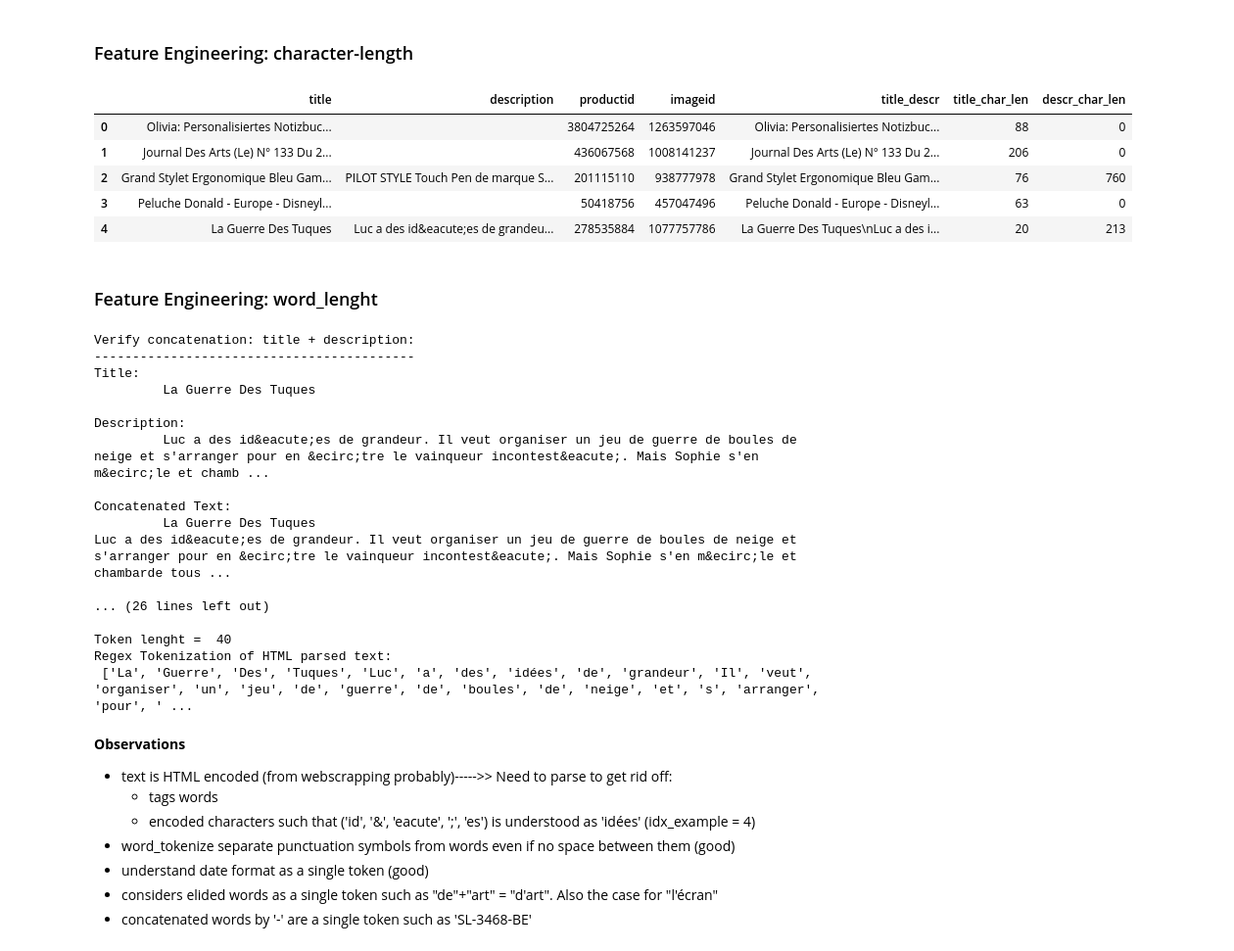
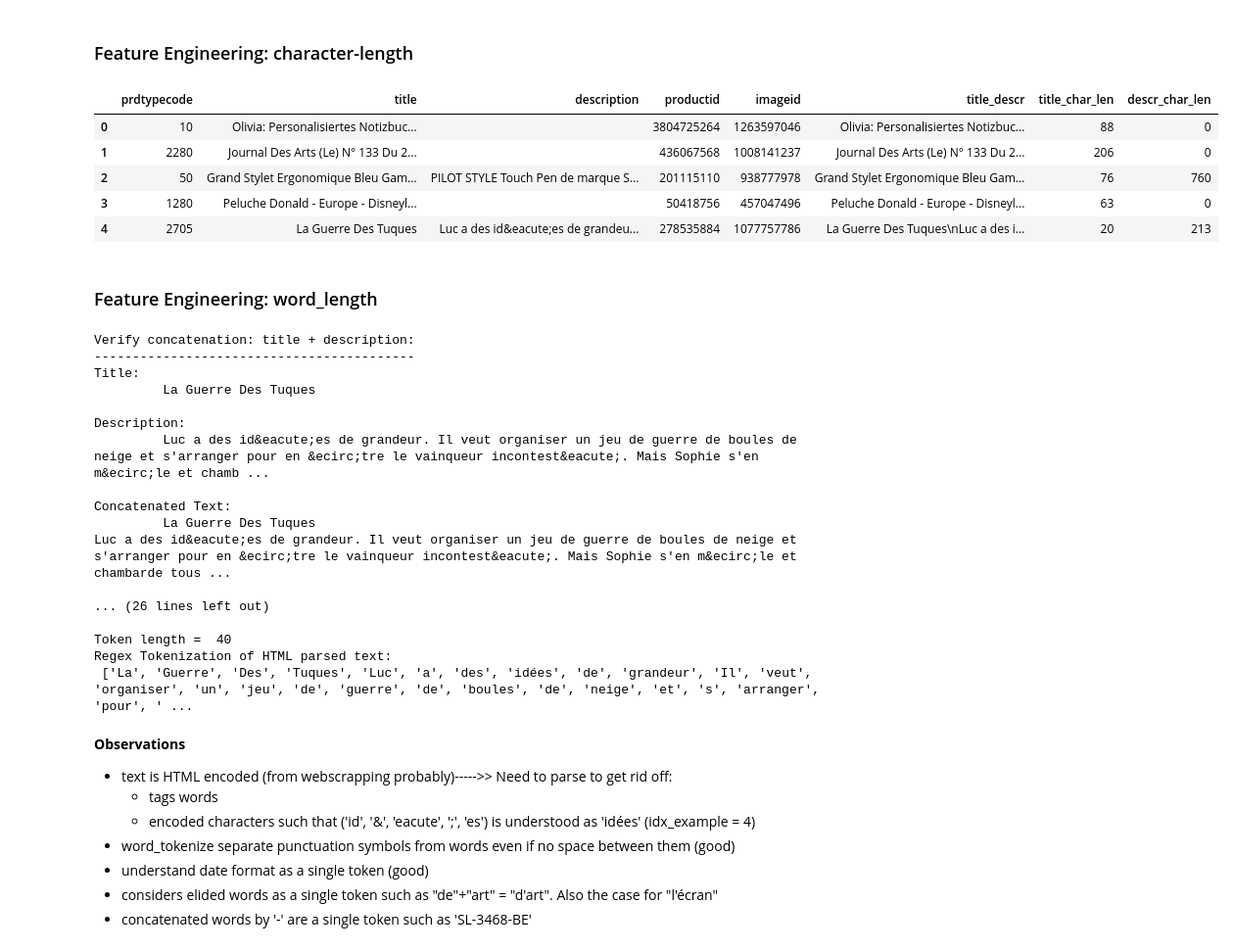
Before and after one commit to RamiroHR/Multimodal-Data-Product-Classification-Model, a Jupyter notebook: Rakuten_DataExploration.ipynb, the cells around one changed output. Shown at 98% size. Saved outputs shown, nothing was run; the diff lists cells and outputs as text; code cells hidden in the pictures.

```diff
--- a/Rakuten_DataExploration.ipynb
+++ b/Rakuten_DataExploration.ipynb
@@ -43,0 +47,3 @@ None
+# %%
+df = pd.concat([df_y,df_X], axis = 1)
+df.head()
@@ -77,6 +139,6 @@ There are 29800 (35.09 %) elements without a description
 ### Feature engineering: title_descr
 # %%
 ## Rename the variable 'designation' by 'title' which is more convenient
-df_X.rename({'designation':'title'}, axis = 1, inplace = True)
-df_X.columns
+df.rename({'designation':'title'}, axis = 1, inplace = True)
+df.columns
 # %% [output]
@@ -84,9 +146,9 @@ Index(['title', 'description', 'productid', 'imageid'], dtype='object')
 # %%
 ## Replace NaN's in description with empty string
-df_X['description'] = df_X['description'].fillna('')
+df['description'] = df['description'].fillna('')
 
 ## Concatenate 'title' with 'description'
-df_X['title_descr'] = df_X['title'] + '\n' + df_X['description']
+df['title_descr'] = df['title'] + '\n' + df['description']
 
-df_X.head()
+df.head()
 # %% [output]
@@ -110,19 +172,19 @@ Olivia: Personalisiertes Notizbuch / 150 Seiten / Punktraster / Ca Din A5 / Rose
 # %%
 ## Let's measure the length for variables 'designation' and 'description' in term of the number of charaters
 
-df_X['title_char_len'] = [len(title) for title in df_X['title'] ]
-df_X['descr_char_len'] = [len(text) if pd.notnull(text) else 0 for text in df_X['description'] ]
+df['title_char_len'] = [len(title) for title in df['title'] ]
+df['descr_char_len'] = [len(text) if pd.notnull(text) else 0 for text in df['description'] ]
 
-df_X.head()
+df.head()
 # %% [output]
-|  | title | description | productid | imageid | title_descr | title_char_len | descr_char_len |
-| 0 | Olivia: Personalisiertes Notizbuc... |  | 3804725264 | 1263597046 | Olivia: Personalisiertes Notizbuc... | 88 | 0 |
-| 1 | Journal Des Arts (Le) N° 133 Du 2... |  | 436067568 | 1008141237 | Journal Des Arts (Le) N° 133 Du 2... | 206 | 0 |
-| 2 | Grand Stylet Ergonomique Bleu Gam... | PILOT STYLE Touch Pen de marque S... | 201115110 | 938777978 | Grand Stylet Ergonomique Bleu Gam... | 76 | 760 |
-| 3 | Peluche Donald - Europe - Disneyl... |  | 50418756 | 457047496 | Peluche Donald - Europe - Disneyl... | 63 | 0 |
-| 4 | La Guerre Des Tuques | Luc a des id&eacute;es de grandeu... | 278535884 | 1077757786 | La Guerre Des Tuques\nLuc a des i... | 20 | 213 |
+|  | prdtypecode | title | description | productid | imageid | title_descr | title_char_len | descr_char_len |
+| 0 | 10 | Olivia: Personalisiertes Notizbuc... |  | 3804725264 | 1263597046 | Olivia: Personalisiertes Notizbuc... | 88 | 0 |
+| 1 | 2280 | Journal Des Arts (Le) N° 133 Du 2... |  | 436067568 | 1008141237 | Journal Des Arts (Le) N° 133 Du 2... | 206 | 0 |
+| 2 | 50 | Grand Stylet Ergonomique Bleu Gam... | PILOT STYLE Touch Pen de marque S... | 201115110 | 938777978 | Grand Stylet Ergonomique Bleu Gam... | 76 | 760 |
+| 3 | 1280 | Peluche Donald - Europe - Disneyl... |  | 50418756 | 457047496 | Peluche Donald - Europe - Disneyl... | 63 | 0 |
+| 4 | 2705 | La Guerre Des Tuques | Luc a des id&eacute;es de grandeu... | 278535884 | 1077757786 | La Guerre Des Tuques\nLuc a des i... | 20 | 213 |
 # %% [markdown]
-### Feature Engineering: word_lenght
+### Feature Engineering: word_length
 # %%
 import nltk
 #nltk.download()   ## pop-up a window to select which package to download
@@ -133,24 +195,24 @@ from nltk.tokenize import word_tokenize
 idx_example = 4
 
 print("Verify concatenation: title + description: \n------------------------------------------")
-print("Title: \n\t", df_X.loc[idx_example,'title'],'\n')
-print("Description: \n\t", df_X.loc[idx_example,'description'],'\n')
-print("Concatenated Text: \n\t", df_X.loc[idx_example,'title_descr'],'\n')
+print("Title: \n\t", df.loc[idx_example,'title'],'\n')
+print("Description: \n\t", df.loc[idx_example,'description'],'\n')
+print("Concatenated Text: \n\t", df.loc[idx_example,'title_descr'],'\n')
 
 print('\n\n')
 
 print("Tokenize text and count tokens: \n-------------------------------")
-print("Token lenght = ", len(word_tokenize(df_X.loc[idx_example,'title_descr'])))
-print("Tokens = ", word_tokenize(df_X.loc[idx_example,'title_descr']))
+print("Token length = ", len(word_tokenize(df.loc[idx_example,'title_descr'])))
+print("Tokens = ", word_tokenize(df.loc[idx_example,'title_descr']))
 
 print('\n\n')
 
 print("HTML parsed text: \n-----------------")
 from bs4 import BeautifulSoup
-soup = BeautifulSoup(df_X.loc[idx_example,'title_descr'])
+soup = BeautifulSoup(df.loc[idx_example,'title_descr'])
 print(soup.get_text(),'\n')
 
-print("Token lenght = ", len(word_tokenize(soup.get_text())) )
+print("Token length = ", len(word_tokenize(soup.get_text())) )
 print("Tokens in HTML parsed text: \n", word_tokenize(soup.get_text()))
 
 print('\n\n')
@@ -159,10 +221,10 @@ print("tokenize with regex (remove puntuations): \n-----------------------------
 from nltk.tokenize import RegexpTokenizer
 tokenizer = RegexpTokenizer(r'\w+')
 
-print("Token lenght = ", len(tokenizer.tokenize(df_X.loc[idx_example,'title_descr'])))
-print("Regex Tokenization of Text: \n", tokenizer.tokenize(df_X.loc[idx_example,'title_descr']) , '\n' )
+print("Token length = ", len(tokenizer.tokenize(df.loc[idx_example,'title_descr'])))
+print("Regex Tokenization of Text: \n", tokenizer.tokenize(df.loc[idx_example,'title_descr']) , '\n' )
 
-print("Token lenght = ", len(tokenizer.tokenize(soup.get_text()) ) )
+print("Token length = ", len(tokenizer.tokenize(soup.get_text()) ) )
 print("Regex Tokenization of HTML parsed text: \n", tokenizer.tokenize(soup.get_text()) , '\n'  )
 # %% [output]
 Verify concatenation: title + description:
@@ -179,7 +241,7 @@ Luc a des id&eacute;es de grandeur. Il veut organiser un jeu de guerre de boules
 
 ... (26 lines left out)
 
-Token lenght =  40
+Token length =  40
 Regex Tokenization of HTML parsed text:
  ['La', 'Guerre', 'Des', 'Tuques', 'Luc', 'a', 'des', 'idées', 'de', 'grandeur', 'Il', 'veut', 'organiser', 'un', 'jeu', 'de', 'guerre', 'de', 'boules', 'de', 'neige', 'et', 's', 'arranger', 'pour', ' ...
 # %% [markdown]
```
Also changed, not shown: parts of 43 cells of this notebook.
